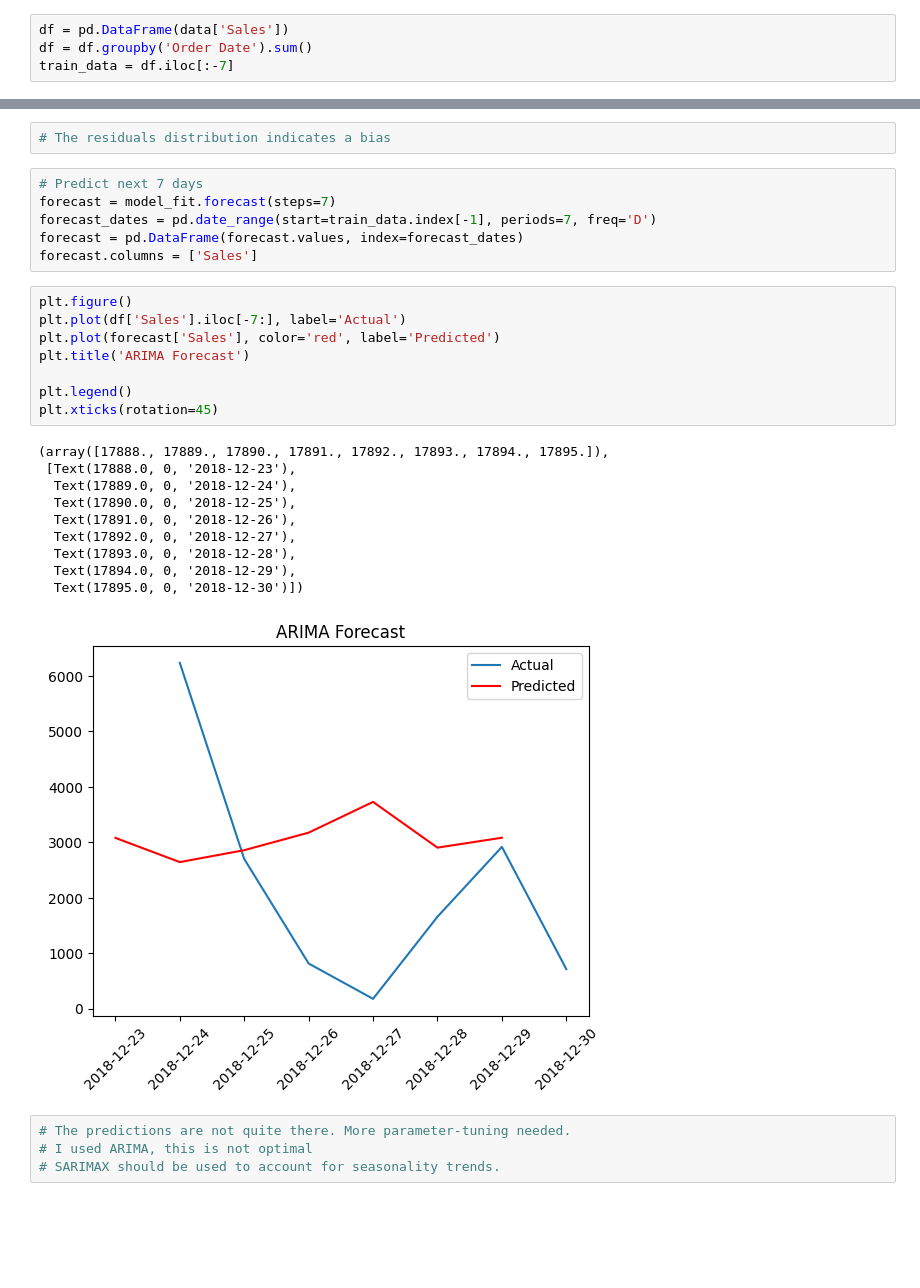
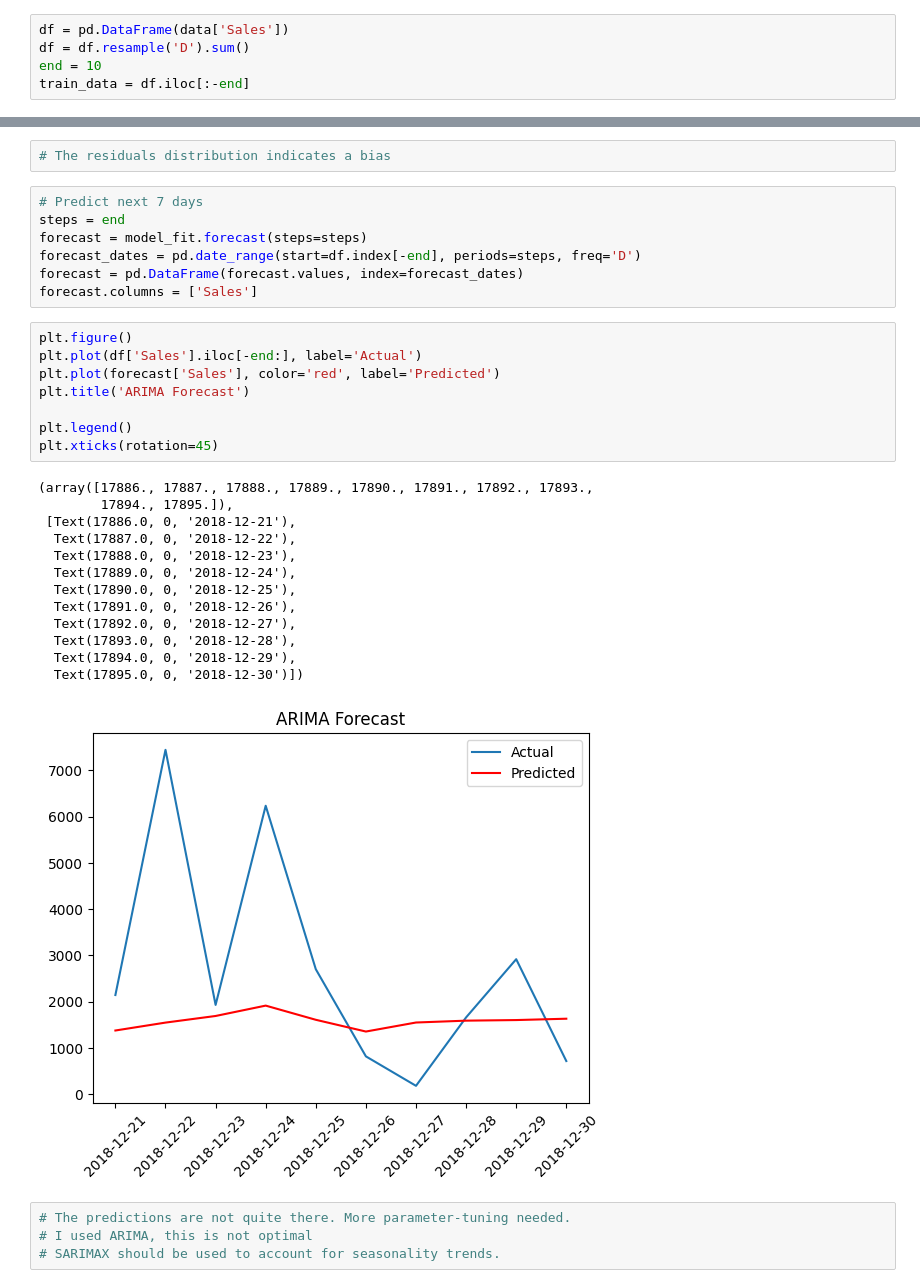
Before and after one commit to MrIsCM/DataProjects, a Jupyter notebook: P1_Sales_DA/predictions.ipynb, the cells around one changed output, grey strips where cells are left out. Drawn from its saved outputs; the diff is of its cells as text; blank space fills up the shorter version.

Commit message:
SARIMAX model and predictions. TD: Param tweaking.

```diff
--- a/P1_Sales_DA/predictions.ipynb
+++ b/P1_Sales_DA/predictions.ipynb
@@ -29,8 +29,9 @@ data.sort_values('Order Date', inplace=True, ascending=True)
 data.set_index('Order Date', inplace=True)
 # %%
 df = pd.DataFrame(data['Sales'])
-df = df.groupby('Order Date').sum()
-train_data = df.iloc[:-7]
+df = df.resample('D').sum()
+end = 10
+train_data = df.iloc[:-end]
 # %%
 plt.figure(figsize=(10, 6))
 pd.plotting.autocorrelation_plot(train_data['Sales'])
@@ -93,29 +93,33 @@ dtype: float64
 # The residuals distribution indicates a bias
 # %%
 # Predict next 7 days
-forecast = model_fit.forecast(steps=7)
-forecast_dates = pd.date_range(start=train_data.index[-1], periods=7, freq='D')
+steps = end
+forecast = model_fit.forecast(steps=steps)
+forecast_dates = pd.date_range(start=df.index[-end], periods=steps, freq='D')
 forecast = pd.DataFrame(forecast.values, index=forecast_dates)
 forecast.columns = ['Sales']
 # %%
 plt.figure()
-plt.plot(df['Sales'].iloc[-7:], label='Actual')
+plt.plot(df['Sales'].iloc[-end:], label='Actual')
 plt.plot(forecast['Sales'], color='red', label='Predicted')
 plt.title('ARIMA Forecast')
 
 plt.legend()
 plt.xticks(rotation=45)
 # %% [output]
-(array([17888., 17889., 17890., 17891., 17892., 17893., 17894., 17895.]),
- [Text(17888.0, 0, '2018-12-23'),
+(array([17886., 17887., 17888., 17889., 17890., 17891., 17892., 17893.,
+        17894., 17895.]),
+ [Text(17886.0, 0, '2018-12-21'),
+  Text(17887.0, 0, '2018-12-22'),
+  Text(17888.0, 0, '2018-12-23'),
   Text(17889.0, 0, '2018-12-24'),
   Text(17890.0, 0, '2018-12-25'),
   Text(17891.0, 0, '2018-12-26'),
   Text(17892.0, 0, '2018-12-27'),
   Text(17893.0, 0, '2018-12-28'),
   Text(17894.0, 0, '2018-12-29'),
   Text(17895.0, 0, '2018-12-30')])
-[figure, old version]
+[figure, new version]
 # %%
 # The predictions are not quite there. More parameter-tuning needed.
 # I used ARIMA, this is not optimal
```
Also changed, not shown: parts of 9 cells of this notebook.
